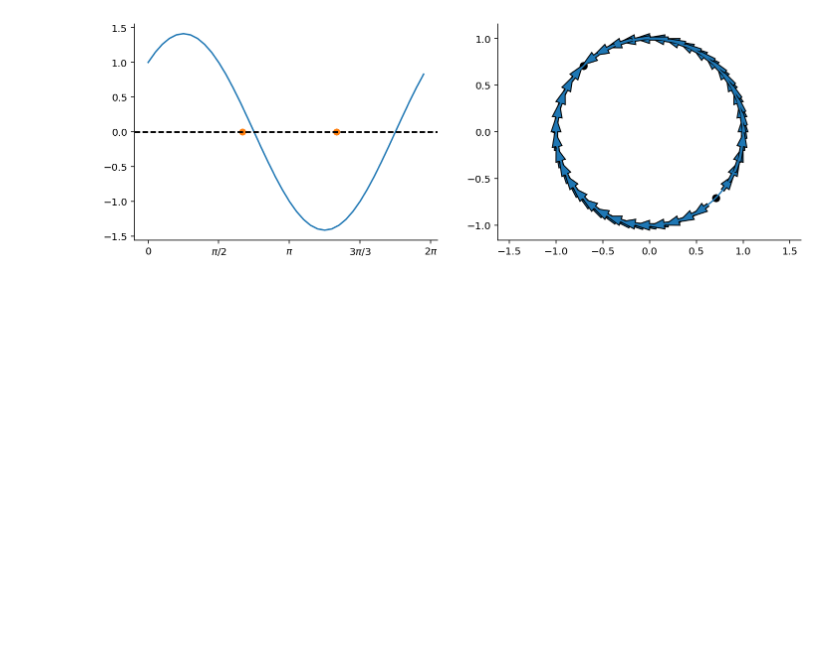
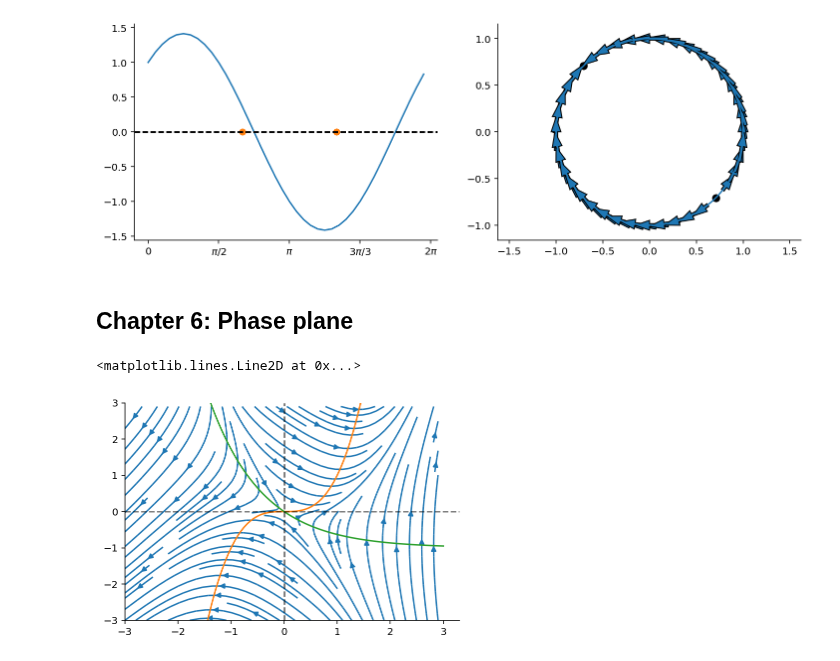
Before and after one commit to gerdm/QMUL, a Jupyter notebook: MTH744P-dynamical-systems/experiments/review.ipynb, the cells around one changed output. Cells and saved outputs as stored; diff of their text form; code cells hidden in the pictures; blank space fills up the shorter version.

Commit message:
MTH744P-mod: add clasification fixed points graph

```diff
--- a/MTH744P-dynamical-systems/experiments/review.ipynb
+++ b/MTH744P-dynamical-systems/experiments/review.ipynb
@@ -56,3 +56,26 @@ ax[0].set_xticklabels(xticks_labels)
 dynamics.plot_circular_dynamics(theta_init, f, ax=ax[1])
 # %% [output]
 [figure]
+# %% [markdown]
+## Chapter 6: Phase plane
+# %%
+def f(X):
+    x, y = X
+    xdot = 1 + y - np.exp(-x)
+    ydot = x ** 3 - y
+    return xdot, ydot
+# %%
+X = np.mgrid[-3:3:0.1, -3:3:0.1][::-1]
+# %%
+Xdot = np.apply_along_axis(f, 0, X)
+plt.streamplot(*X, *Xdot)
+
+xrange = np.linspace(-3, 3, 100)
+plt.plot(xrange, xrange ** 3)
+plt.plot(xrange, np.exp(-xrange) - 1)
+plt.ylim(-3, 3)
+plt.axhline(y=0, c="black", linestyle="--", alpha=0.5)
+plt.axvline(x=0, c="black", linestyle="--", alpha=0.5)
+# %% [output]
+<matplotlib.lines.Line2D at 0x...>
+[figure, added]
```
